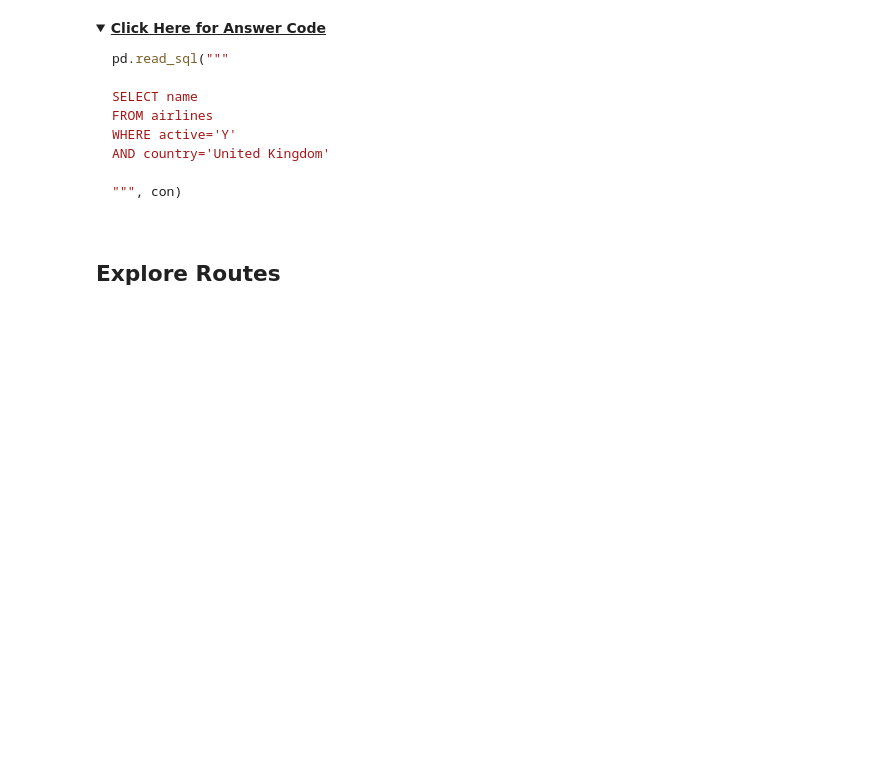
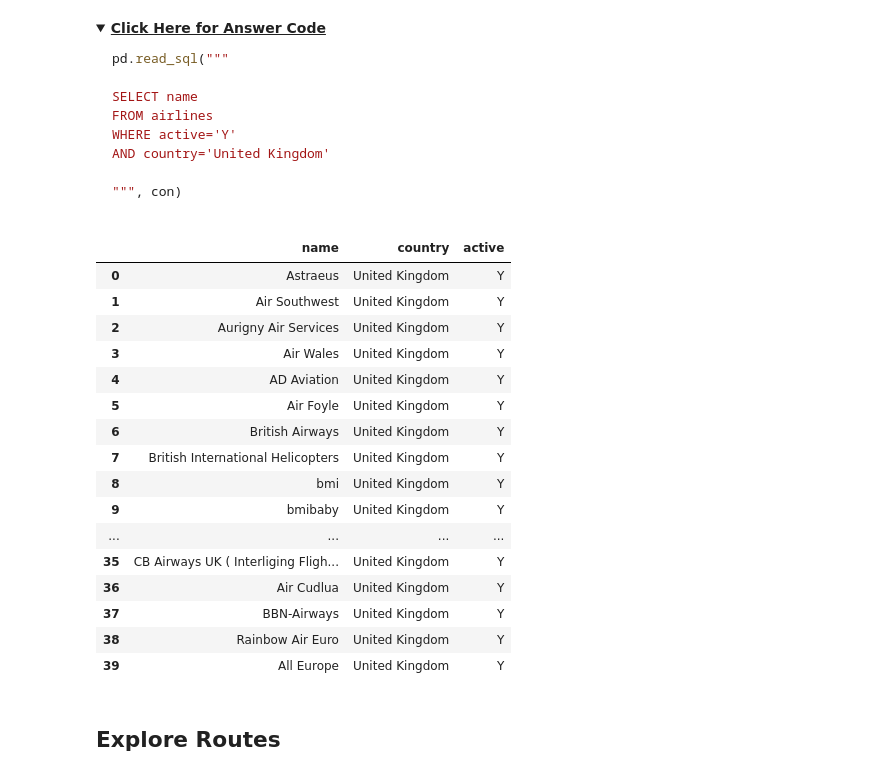
Before and after one commit to valentinecd/DS-DeloitteAIA-07082024, a Jupyter notebook: lecture_materials/08-SQL-Queries/sql_queries.ipynb, the cells around one changed output. Cells and saved outputs as stored; diff of their text form; code cells hidden in the pictures; folded sections open; blank space fills up the shorter version.

```diff
--- a/lecture_materials/08-SQL-Queries/sql_queries.ipynb
+++ b/lecture_materials/08-SQL-Queries/sql_queries.ipynb
@@ -635,3 +709,34 @@ AND country='United Kingdom'
+# %%
+# Your work here
+pd.read_sql("""
+
+SELECT name, country, active
+
+
+FROM airlines
+
+WHERE active IS 'Y' AND country IS "United Kingdom"
+
+
+""", con)
+# %% [output]
+|  | name | country | active |
+| 0 | Astraeus | United Kingdom | Y |
+| 1 | Air Southwest | United Kingdom | Y |
+| 2 | Aurigny Air Services | United Kingdom | Y |
+| 3 | Air Wales | United Kingdom | Y |
+| 4 | AD Aviation | United Kingdom | Y |
+| 5 | Air Foyle | United Kingdom | Y |
+| 6 | British Airways | United Kingdom | Y |
+| 7 | British International Helicopters | United Kingdom | Y |
+| 8 | bmi | United Kingdom | Y |
+| 9 | bmibaby | United Kingdom | Y |
+| ... | ... | ... | ... |
+| 35 | CB Airways UK ( Interliging Fligh... | United Kingdom | Y |
+| 36 | Air Cudlua | United Kingdom | Y |
+| 37 | BBN-Airways | United Kingdom | Y |
+| 38 | Rainbow Air Euro | United Kingdom | Y |
+| 39 | All Europe | United Kingdom | Y |
 # %% [markdown]
 ## Explore Routes
 # %% [markdown]
```
Also changed, not shown: parts of 14 cells of this notebook.
